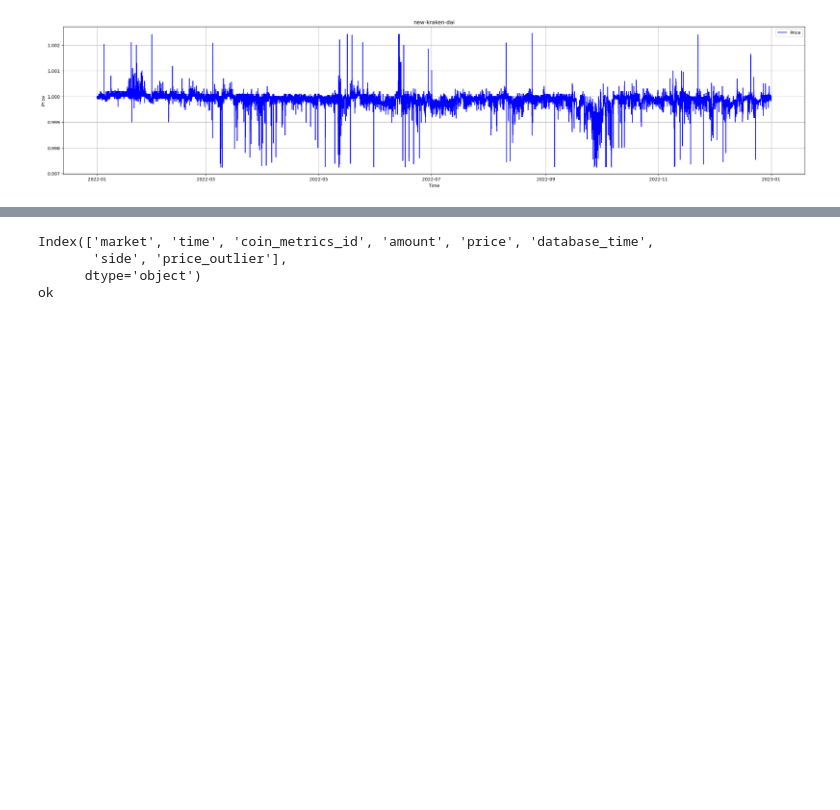
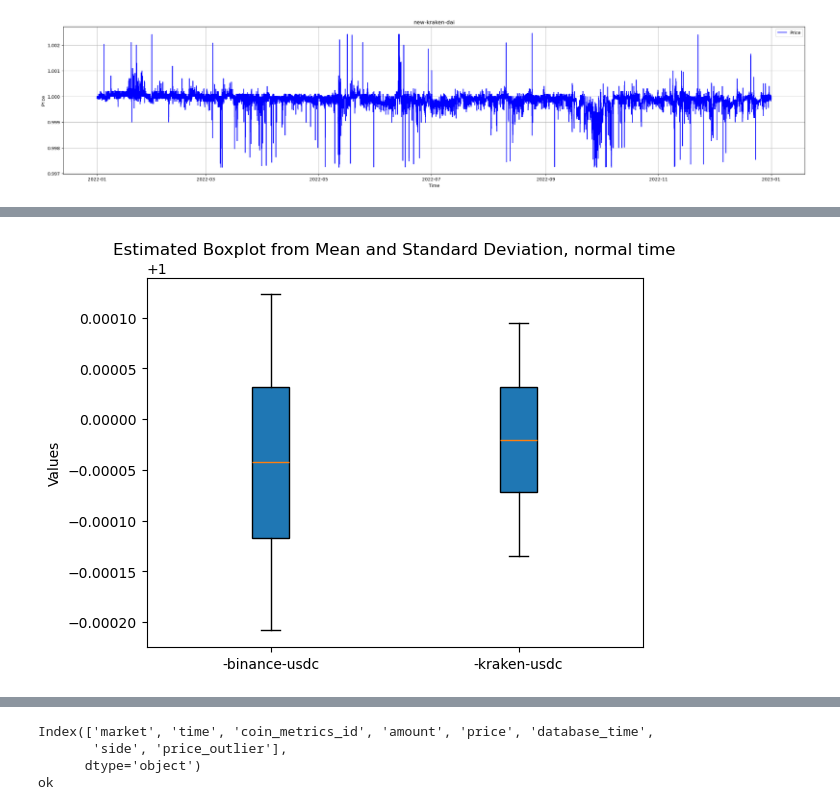
Before and after one commit to tilian15/stable_analysis, a Jupyter notebook: nettoyage-dai (1) (1).ipynb, the cells around one changed output, grey strips where cells are left out. Cells and saved outputs as stored; diff of their text form; code cells hidden in the pictures; blank space fills up the shorter version.

```diff
--- a/nettoyage-dai (1) (1).ipynb
+++ b/nettoyage-dai (1) (1).ipynb
@@ -381,0 +383,4 @@ See the caveats in the documentation: https://pandas.pydata.org/pandas-docs/stab
+# %%
+boxplots("usdc")
+# %% [output]
+[figure, added]
```
Also changed, not shown: parts of 14 cells of this notebook.
